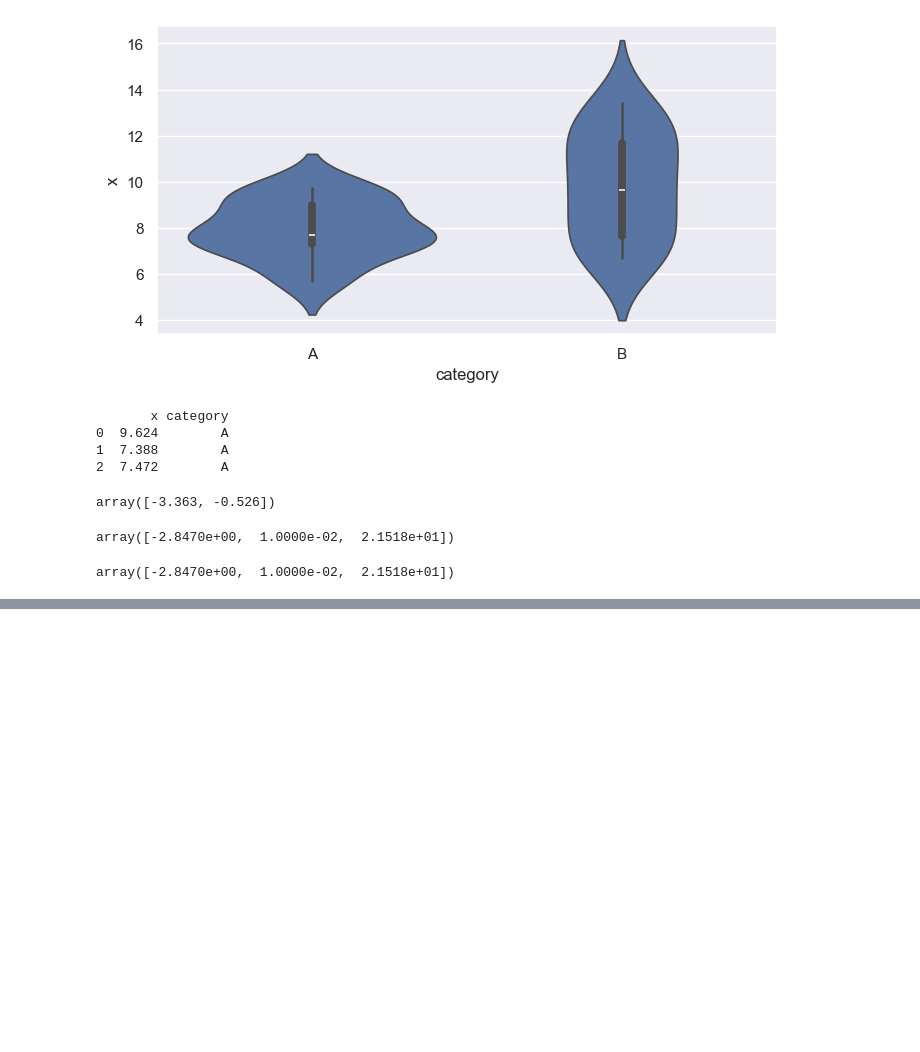
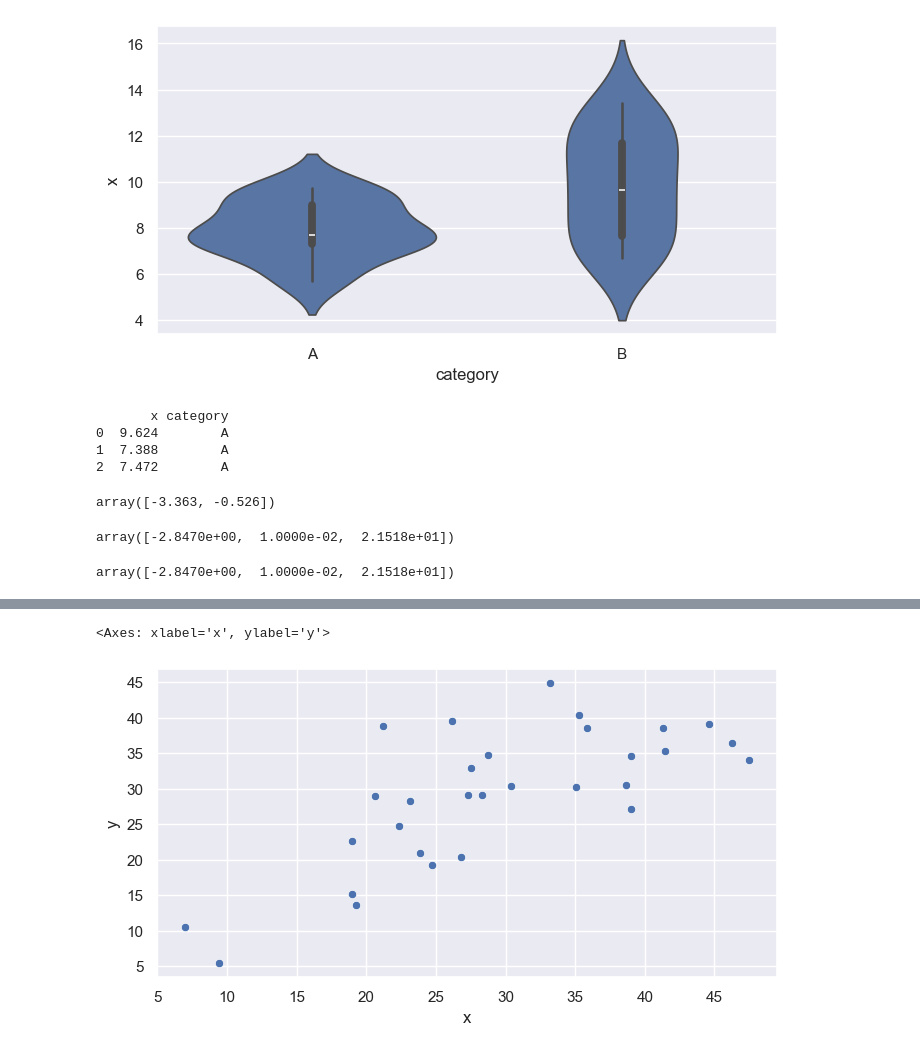
Before and after one commit to maton369/Python_Time_Series_Intro, a Jupyter notebook: 2-3-Pythonによる統計分析の基本.ipynb, the cells around one changed output, grey strips where cells are left out. Cells and saved outputs as stored; diff of their text form; code cells hidden in the pictures; blank space fills up the shorter version.

```diff
--- a/2-3-Pythonによる統計分析の基本.ipynb
+++ b/2-3-Pythonによる統計分析の基本.ipynb
@@ -300,3 +300,7 @@ np.round(
 )
 # %% [output]
 array([-2.8470e+00,  1.0000e-02,  2.1518e+01])
+# %%
+# データの読み込み
+df3 = pd.read_csv("2-3-3-sample-data-3.csv")
+print(df3.head(3))
@@ -302,0 +324,19 @@ array([-2.8470e+00,  1.0000e-02,  2.1518e+01])
+# %%
+# 散布図 (scatter plot) を描画するコード
+
+# sns.scatterplot:
+#   Seaborn の関数で、2変数の関係を点で表すグラフを描画する
+#
+# 引数:
+#   x="x"   → DataFrame の列 "x" を横軸に使用
+#   y="y"   → DataFrame の列 "y" を縦軸に使用
+#   data=df3 → データの入った DataFrame を指定
+#
+# 効果:
+#   - 各観測値 (x, y) が 1つの点としてプロットされる
+#   - 変数同士の相関関係や傾向を視覚的に確認できる
+#   - 外れ値の存在や分布の広がりも直感的に理解できる
+sns.scatterplot(x="x", y="y", data=df3)
+# %% [output]
+<Axes: xlabel='x', ylabel='y'>
+[figure, added]
```
Also changed, not shown: parts of 4 cells of this notebook, 1 other file.
